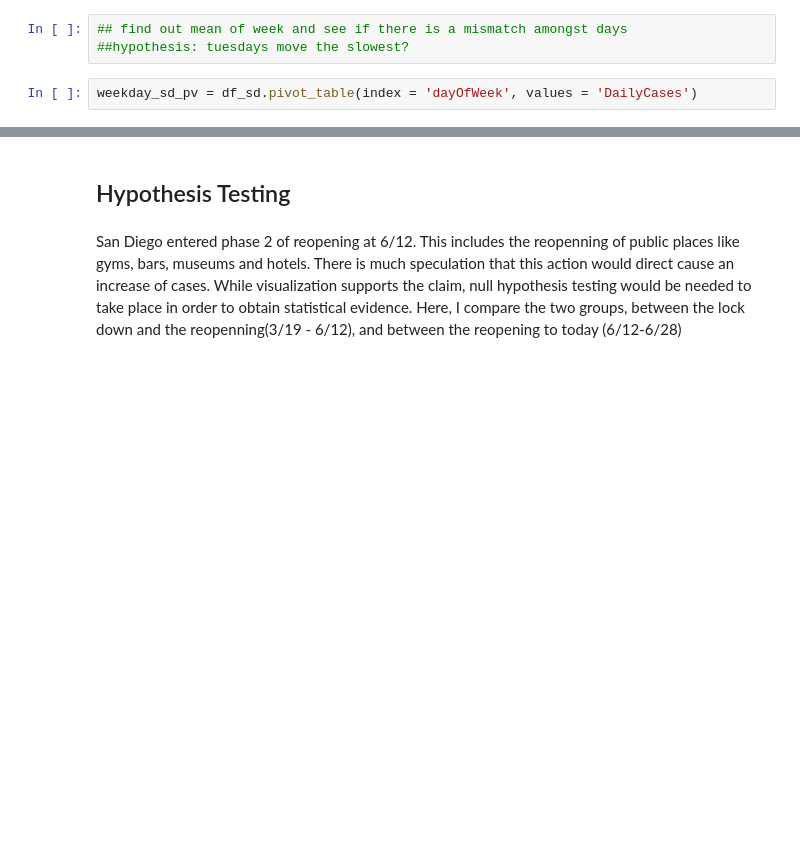
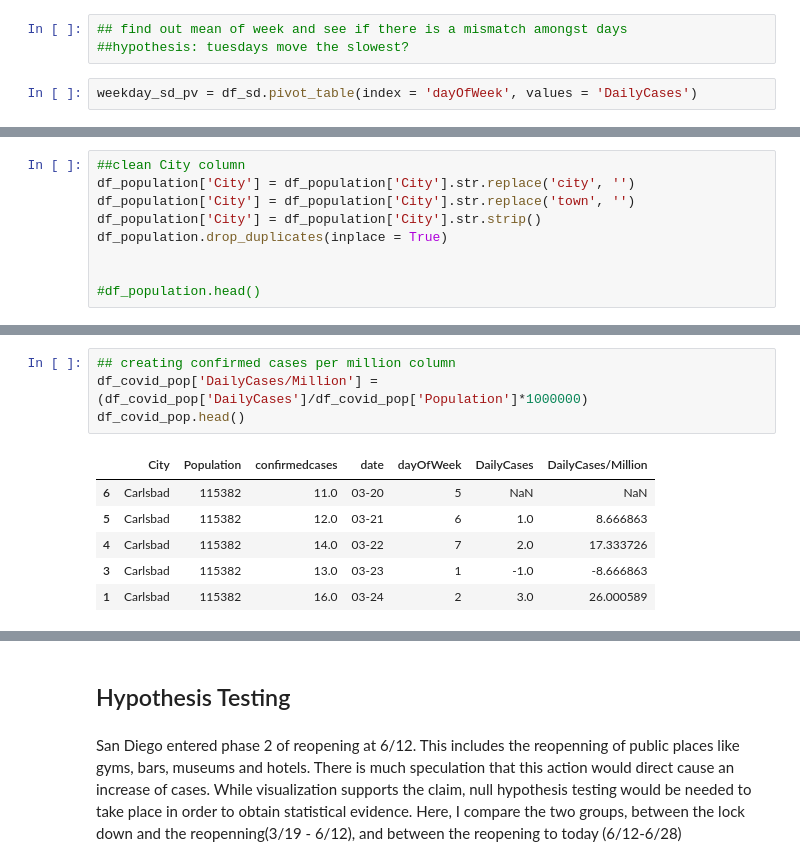
Before and after one commit to waychang626/Summer-2020-Projects-, a Jupyter notebook: COVID19-Project/COVID_SD.ipynb, the cells around one changed output, grey strips where cells are left out. Saved outputs shown, nothing was run; the diff lists cells and outputs as text; blank space fills up the shorter version.

```diff
--- a/COVID19-Project/COVID_SD.ipynb
+++ b/COVID19-Project/COVID_SD.ipynb
@@ -226,0 +187,9 @@ array(['Carlsbad', 'Chula Vista', 'Coronado', 'Del Mar', 'El Cajon',
+# %%
+##clean City column
+df_population['City'] = df_population['City'].str.replace('city', '')
+df_population['City'] = df_population['City'].str.replace('town', '')
+df_population['City'] = df_population['City'].str.strip()
+df_population.drop_duplicates(inplace = True)
+
+
+#df_population.head()
@@ -226,0 +230,11 @@ array(['Carlsbad', 'Chula Vista', 'Coronado', 'Del Mar', 'El Cajon',
+# %%
+## creating confirmed cases per million column
+df_covid_pop['DailyCases/Million'] = (df_covid_pop['DailyCases']/df_covid_pop['Population']*1000000)
+df_covid_pop.head()
+# %% [output]
+|  | City | Population | confirmedcases | date | dayOfWeek | DailyCases | DailyCases/Million |
+| 6 | Carlsbad | 115382 | 11.0 | 03-20 | 5 | NaN | NaN |
+| 5 | Carlsbad | 115382 | 12.0 | 03-21 | 6 | 1.0 | 8.666863 |
+| 4 | Carlsbad | 115382 | 14.0 | 03-22 | 7 | 2.0 | 17.333726 |
+| 3 | Carlsbad | 115382 | 13.0 | 03-23 | 1 | -1.0 | -8.666863 |
+| 1 | Carlsbad | 115382 | 16.0 | 03-24 | 2 | 3.0 | 26.000589 |
```
Also changed, not shown: parts of 26 cells of this notebook, 3 other files.
